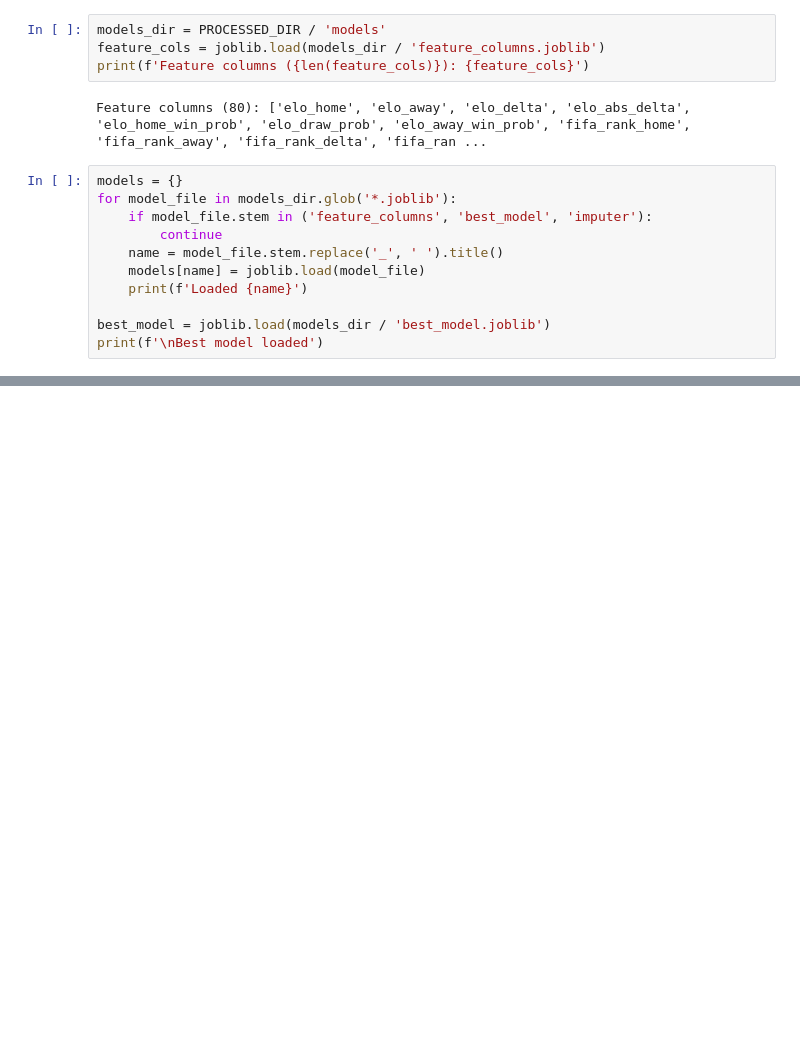
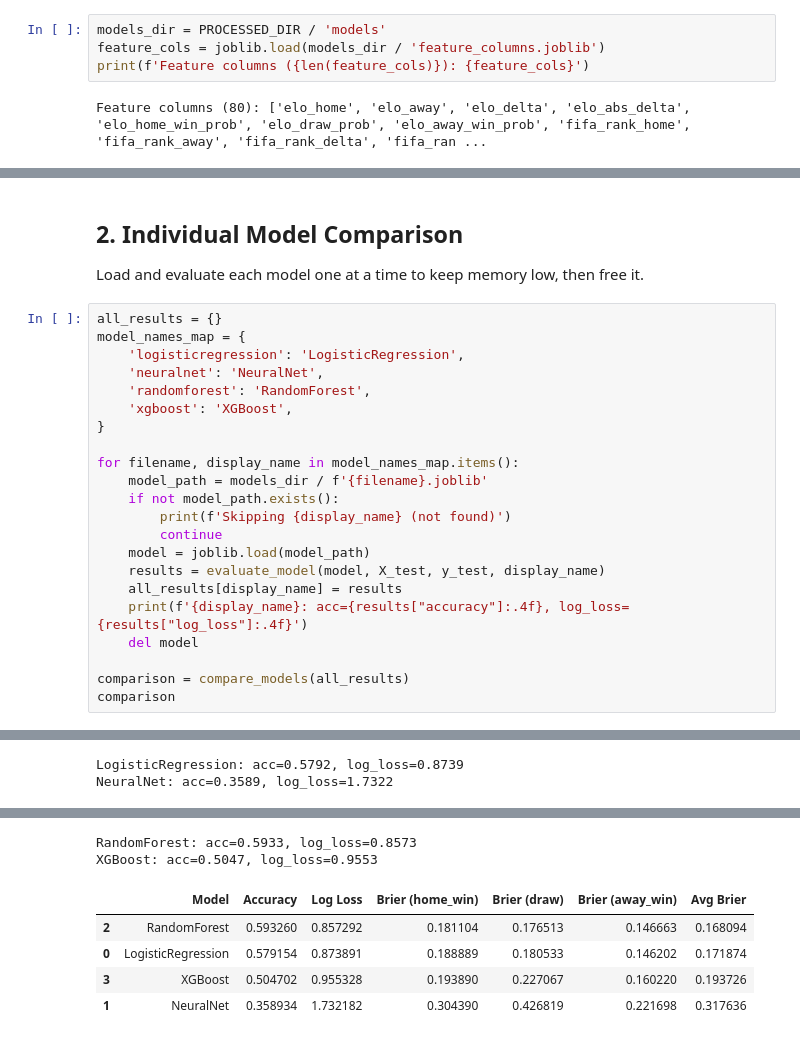
Before and after one commit to sithea-nou/world-cup-2026, a Jupyter notebook: notebooks/02_model_analysis.ipynb, the cells around one changed output, grey strips where cells are left out. Cells and saved outputs as stored; diff of their text form; blank space fills up the shorter version.

```diff
--- a/notebooks/02_model_analysis.ipynb
+++ b/notebooks/02_model_analysis.ipynb
@@ -26,14 +26,3 @@ feature_cols = joblib.load(models_dir / 'feature_columns.joblib')
 print(f'Feature columns ({len(feature_cols)}): {feature_cols}')
 # %% [output]
 Feature columns (80): ['elo_home', 'elo_away', 'elo_delta', 'elo_abs_delta', 'elo_home_win_prob', 'elo_draw_prob', 'elo_away_win_prob', 'fifa_rank_home', 'fifa_rank_away', 'fifa_rank_delta', 'fifa_ran ...
-# %%
-models = {}
-for model_file in models_dir.glob('*.joblib'):
-    if model_file.stem in ('feature_columns', 'best_model', 'imputer'):
-        continue
-    name = model_file.stem.replace('_', ' ').title()
-    models[name] = joblib.load(model_file)
-    print(f'Loaded {name}')
-
-best_model = joblib.load(models_dir / 'best_model.joblib')
-print(f'\nBest model loaded')
@@ -94,0 +42,27 @@ Logisticregression  0.569884  0.878257          0.190329      0.178835
+# %% [markdown]
+## 2. Individual Model Comparison
+
+Load and evaluate each model one at a time to keep memory low, then free it.
+# %%
+all_results = {}
+model_names_map = {
+    'logisticregression': 'LogisticRegression',
+    'neuralnet': 'NeuralNet',
+    'randomforest': 'RandomForest',
+    'xgboost': 'XGBoost',
+}
+
+for filename, display_name in model_names_map.items():
+    model_path = models_dir / f'{filename}.joblib'
+    if not model_path.exists():
+        print(f'Skipping {display_name} (not found)')
+        continue
+    model = joblib.load(model_path)
+    results = evaluate_model(model, X_test, y_test, display_name)
+    all_results[display_name] = results
+    print(f'{display_name}: acc={results["accuracy"]:.4f}, log_loss={results["log_loss"]:.4f}')
+    del model
+
+comparison = compare_models(all_results)
+comparison
+# %% [output]
@@ -94,0 +77,2 @@ Logisticregression  0.569884  0.878257          0.190329      0.178835
+LogisticRegression: acc=0.5792, log_loss=0.8739
+NeuralNet: acc=0.3589, log_loss=1.7322
@@ -95,3 +94,10 @@ Logisticregression  0.569884  0.878257          0.190329      0.178835
+RandomForest: acc=0.5933, log_loss=0.8573
+XGBoost: acc=0.5047, log_loss=0.9553
+|  | Model | Accuracy | Log Loss | Brier (home_win) | Brier (draw) | Brier (away_win) | Avg Brier |
+| 2 | RandomForest | 0.593260 | 0.857292 | 0.181104 | 0.176513 | 0.146663 | 0.168094 |
+| 0 | LogisticRegression | 0.579154 | 0.873891 | 0.188889 | 0.180533 | 0.146202 | 0.171874 |
+| 3 | XGBoost | 0.504702 | 0.955328 | 0.193890 | 0.227067 | 0.160220 | 0.193726 |
+| 1 | NeuralNet | 0.358934 | 1.732182 | 0.304390 | 0.426819 | 0.221698 | 0.317636 |
 # %%
 from src.visualization.plots import plot_model_comparison
 plot_model_comparison(comparison, save=False)
```
Also changed, not shown: parts of 14 cells of this notebook, 46 other files.
